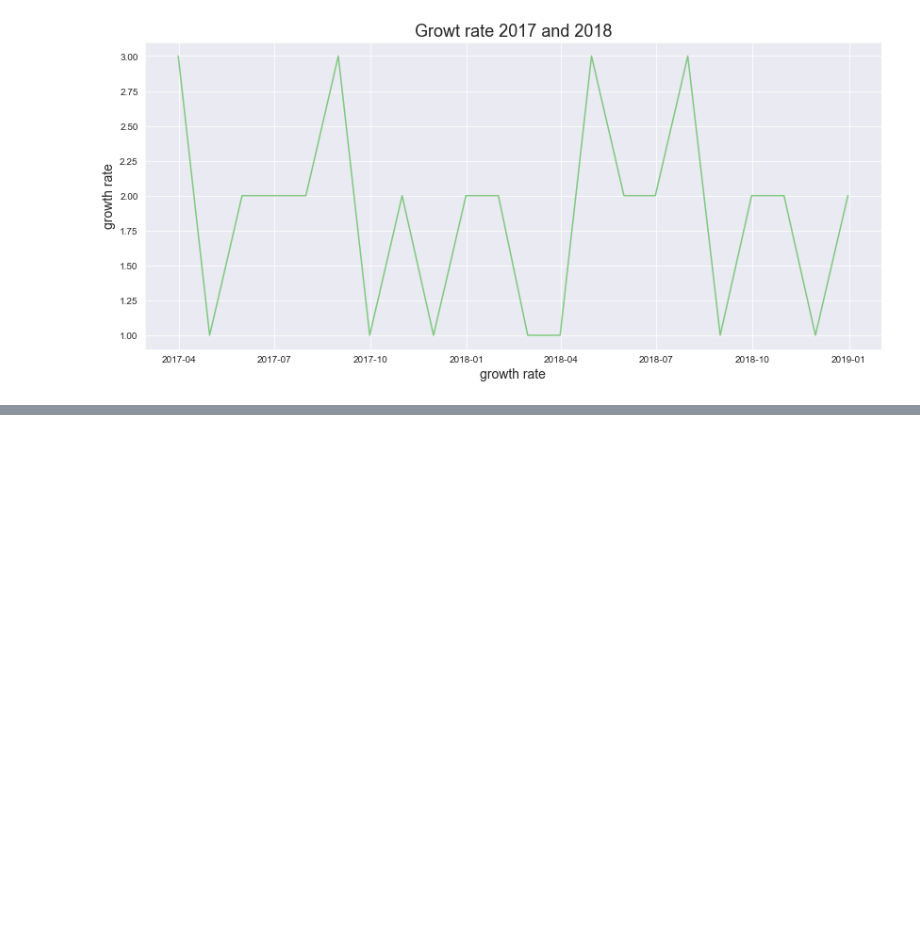
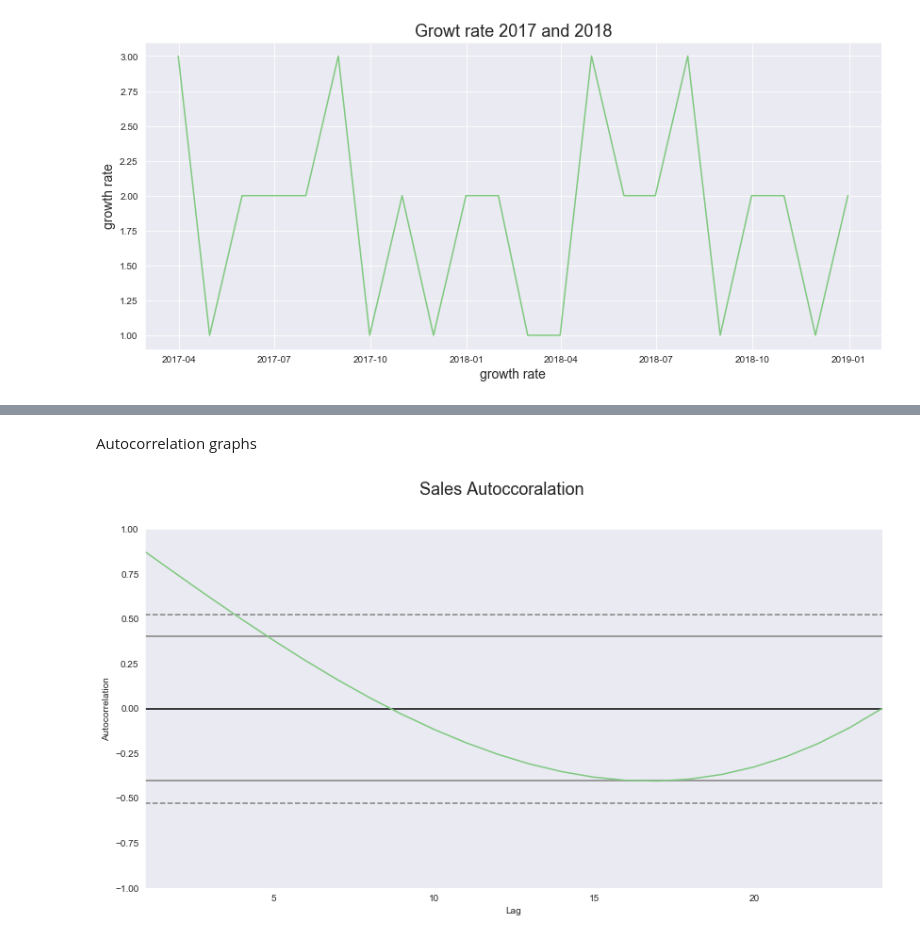
Before and after one commit to Igor-Arantes/Time-Series-Analysis, a Jupyter notebook: Time Series Analysis.ipynb, the cells around one changed output, grey strips where cells are left out. Drawn from its saved outputs; the diff is of its cells as text; code cells hidden in the pictures; blank space fills up the shorter version.

```diff
--- a/Time Series Analysis.ipynb
+++ b/Time Series Analysis.ipynb
@@ -67,0 +74,9 @@ ax = ax
+# %% [markdown]
+Autocorrelation graphs
+# %%
+ax= plt.figure(figsize=(14,7))
+ax.suptitle('Sales Autoccoralation', fontsize=18)
+autocorrelation_plot(alucar.vendas)
+ax=ax
+# %% [output]
+[figure, added]
```
Also changed, not shown: parts of 23 cells of this notebook.
